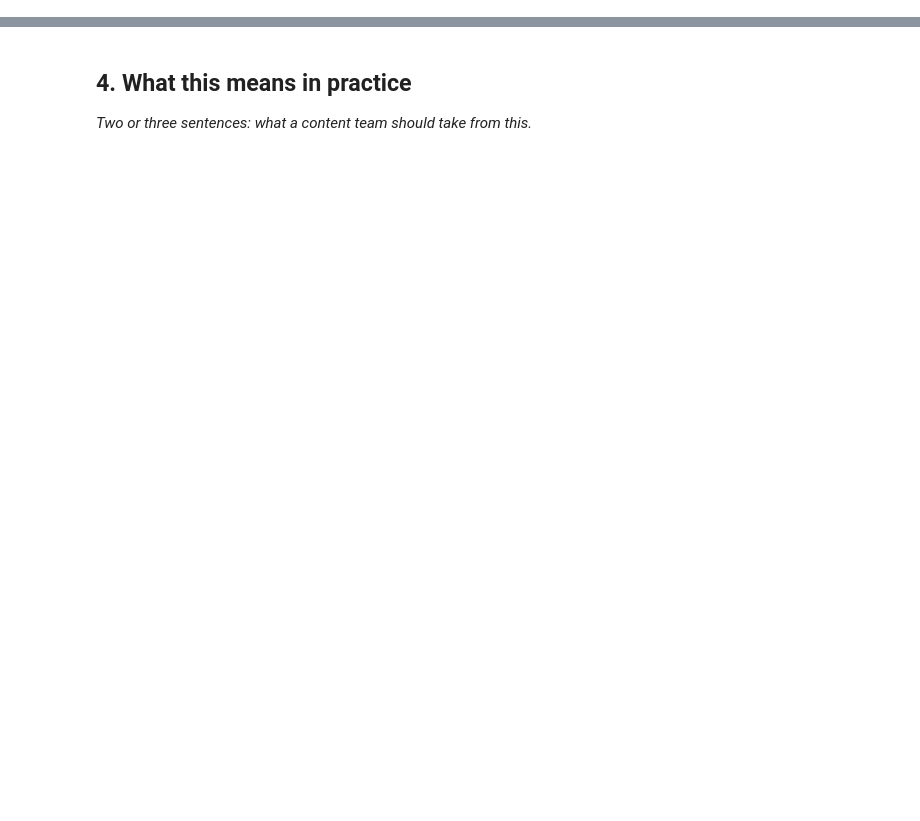
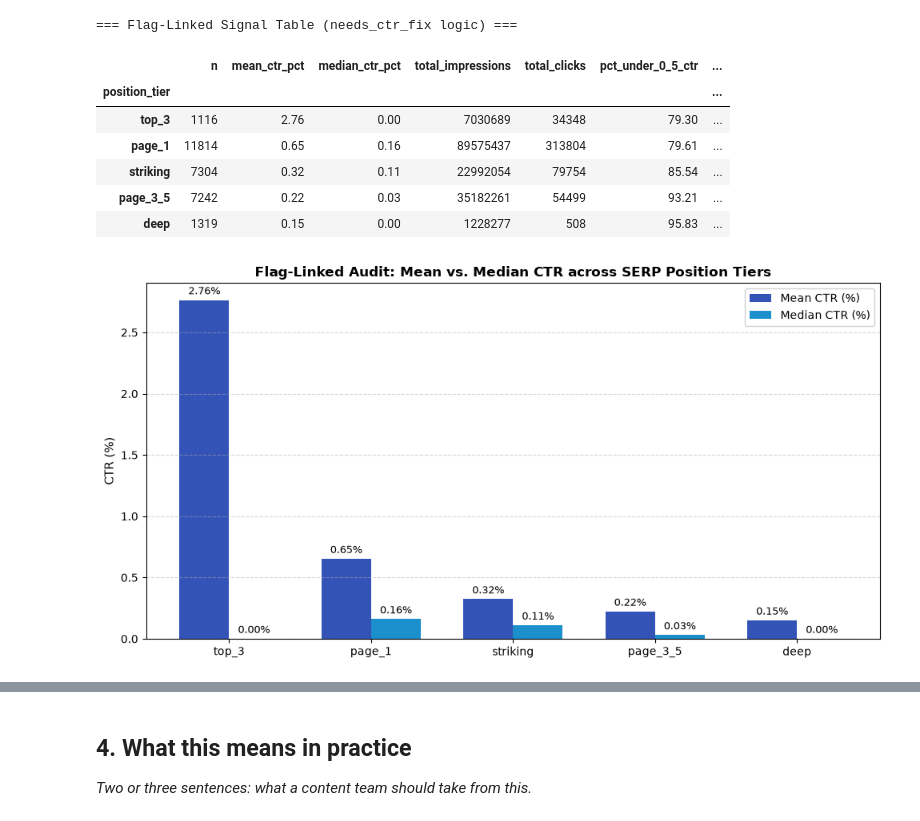
Before and after one commit to moath177/flyrank, a Jupyter notebook: work/notebooks/w04_signal_audit.ipynb, the cells around one changed output, grey strips where cells are left out. Drawn from its saved outputs; the diff is of its cells as text; code cells hidden in the pictures; blank space fills up the shorter version.

```diff
--- a/work/notebooks/w04_signal_audit.ipynb
+++ b/work/notebooks/w04_signal_audit.ipynb
@@ -20,0 +148,13 @@ This skeleton is yours to fill. Work the sections **in order** — each one has
+# %%
+# Mini-Test 1: Impression Volume vs % Zero-CTR Noise
+valid["imp_bucket"] = pd.qcut(valid["impressions_90d"], 5, duplicates="drop")
+t1 = valid.groupby("imp_bucket", observed=False).agg(
+    n=("ctr", "count"),
+    min_impressions=("impressions_90d", "min"),
+    max_impressions=("impressions_90d", "max"),
+    mean_ctr_pct=("ctr", "mean"),
+    median_ctr_pct=("ctr", "median"),
+    pct_zero_ctr=("ctr", lambda x: (x == 0).mean() * 100)
+)
+print("=== Mini-Test 1: Impression Volume vs. Zero-CTR Noise ===")
+display(t1.round(2))
@@ -20,0 +239,54 @@ This skeleton is yours to fill. Work the sections **in order** — each one has
+# %%
+# Flag-Linked Signal Audit: Position Tier vs CTR across all tiers
+tier_order = ["top_3", "page_1", "striking", "page_3_5", "deep"]
+flag_table = valid.groupby("position_tier").agg(
+    n=("ctr", "count"),
+    mean_ctr_pct=("ctr", "mean"),
+    median_ctr_pct=("ctr", "median"),
+    total_impressions=("impressions_90d", "sum"),
+    total_clicks=("clicks_90d", "sum"),
+    pct_under_0_5_ctr=("ctr", lambda x: (x < 0.5).mean() * 100)
+)
+flag_table["weighted_ctr_pct"] = (flag_table["total_clicks"] / flag_table["total_impressions"]) * 100
+flag_table = flag_table.reindex(tier_order)
+
+print("=== Flag-Linked Signal Table (needs_ctr_fix logic) ===")
+display(flag_table.round(2))
+
+# Visualization of Mean vs. Median CTR across tiers
+fig, ax = plt.subplots(figsize=(10, 5.2))
+x = np.arange(len(tier_order))
+width = 0.35
+
+rects1 = ax.bar(x - width/2, flag_table["mean_ctr_pct"], width, label="Mean CTR (%)", color="#1e40af", alpha=0.9)
+rects2 = ax.bar(x + width/2, flag_table["median_ctr_pct"], width, label="Median CTR (%)", color="#0284c7", alpha=0.9)
+
+ax.set_ylabel("CTR (%)", fontsize=11)
+ax.set_title("Flag-Linked Audit: Mean vs. Median CTR across SERP Position Tiers", fontsize=12, fontweight="bold")
+ax.set_xticks(x)
+ax.set_xticklabels(tier_order, fontsize=10)
+ax.legend(frameon=True, facecolor="white", framealpha=0.9)
+ax.grid(axis="y", linestyle="--", alpha=0.5)
+
+for rect in rects1:
+    h = rect.get_height()
+    ax.annotate(f"{h:.2f}%", xy=(rect.get_x() + rect.get_width()/2, h), xytext=(0, 3),
+                textcoords="offset points", ha="center", va="bottom", fontsize=9)
+
+for rect in rects2:
+    h = rect.get_height()
+    ax.annotate(f"{h:.2f}%", xy=(rect.get_x() + rect.get_width()/2, h), xytext=(0, 3),
+                textcoords="offset points", ha="center", va="bottom", fontsize=9)
+
+plt.tight_layout()
+plt.show()
+# %% [output]
+=== Flag-Linked Signal Table (needs_ctr_fix logic) ===
+|  | n | mean_ctr_pct | median_ctr_pct | total_impressions | total_clicks | pct_under_0_5_ctr | ... |
+| position_tier |  |  |  |  |  |  | ... |
+| top_3 | 1116 | 2.76 | 0.00 | 7030689 | 34348 | 79.30 | ... |
+| page_1 | 11814 | 0.65 | 0.16 | 89575437 | 313804 | 79.61 | ... |
+| striking | 7304 | 0.32 | 0.11 | 22992054 | 79754 | 85.54 | ... |
+| page_3_5 | 7242 | 0.22 | 0.03 | 35182261 | 54499 | 93.21 | ... |
+| deep | 1319 | 0.15 | 0.00 | 1228277 | 508 | 95.83 | ... |
+[figure, added]
```
Also changed, not shown: parts of 18 cells of this notebook, 1 other file.
